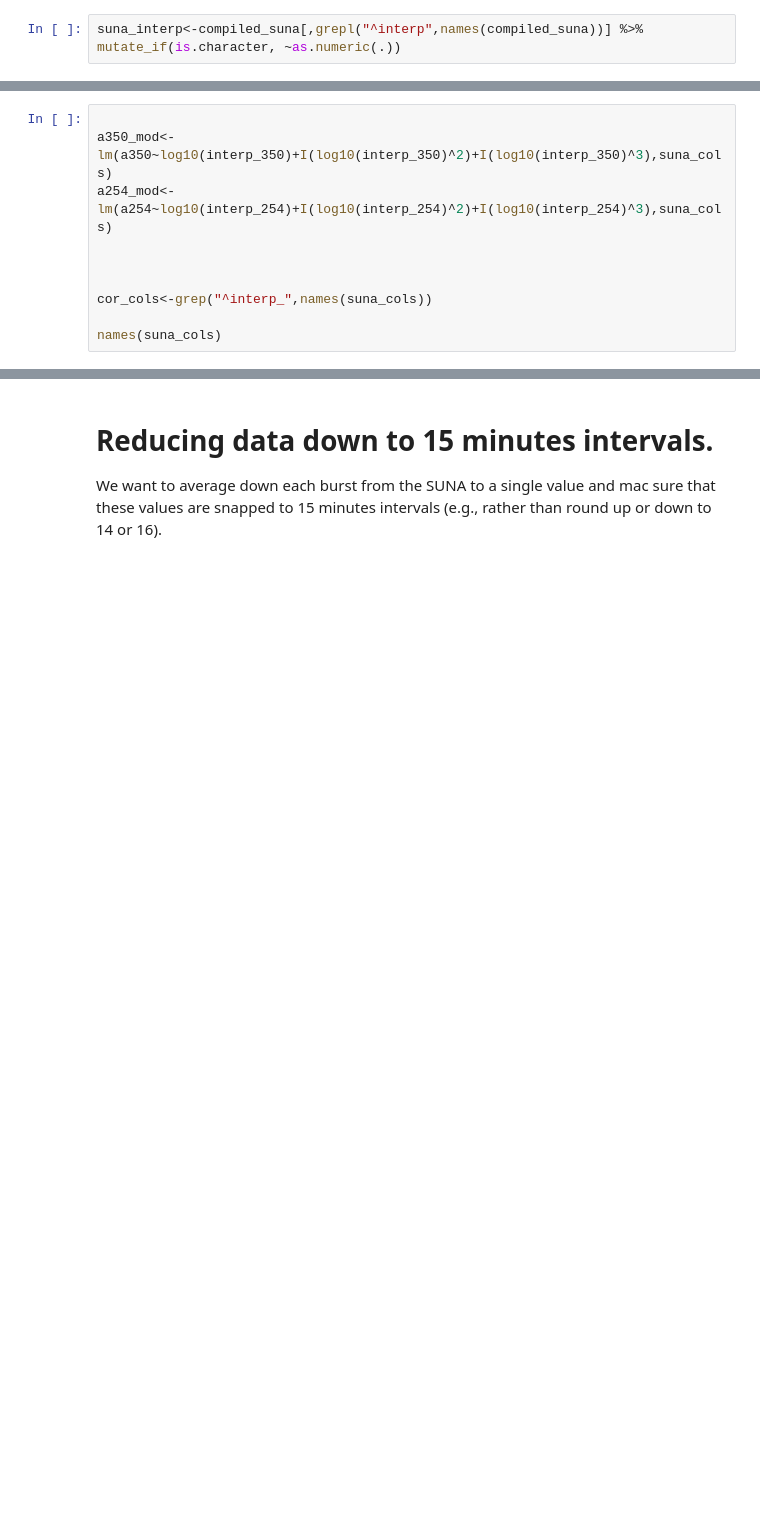
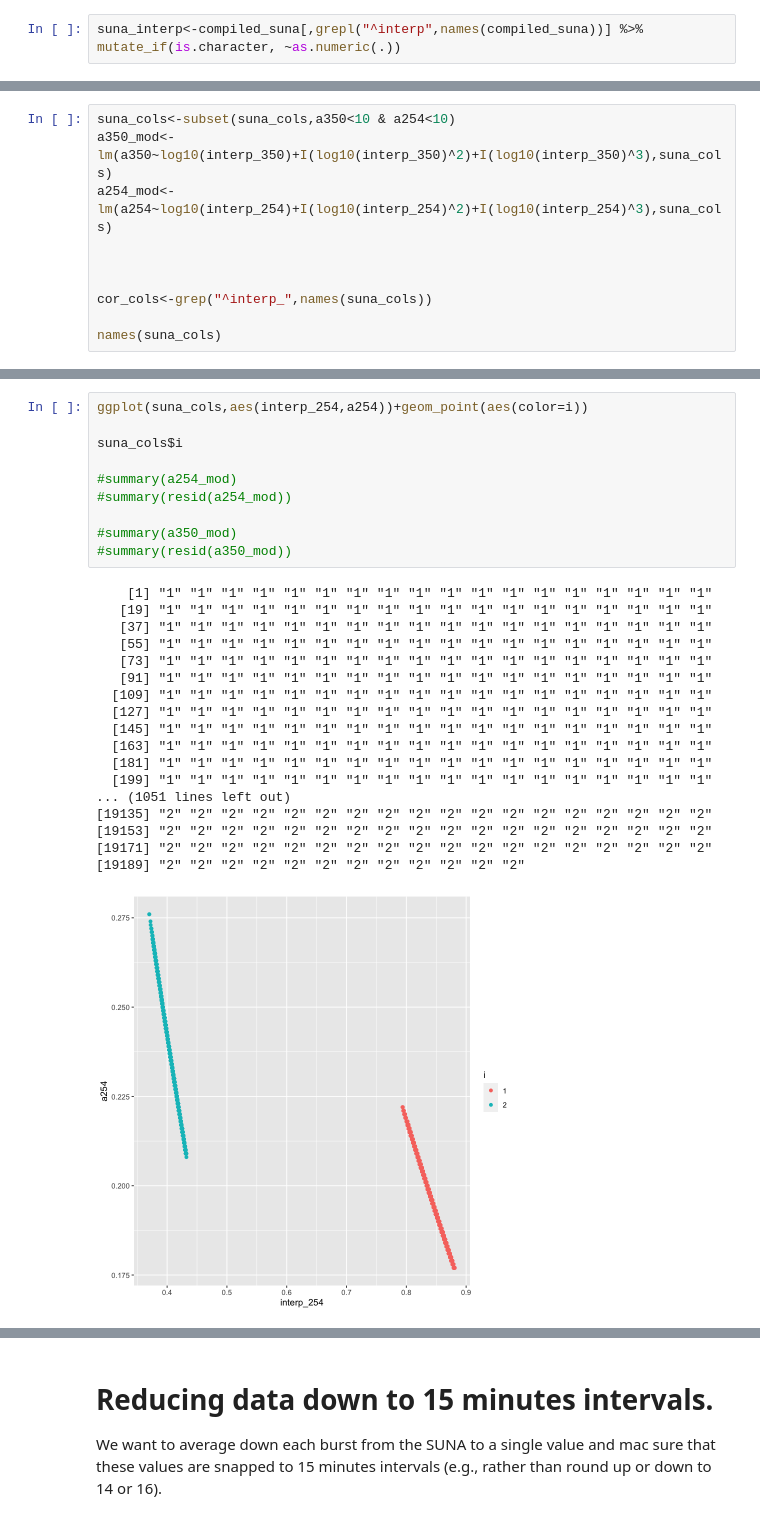
Before and after one commit to jakehosen/neon_suna, a Jupyter notebook: ipython/assembled_SUNA_COMO.ipynb, the cells around one changed output, grey strips where cells are left out. Cells and saved outputs as stored; diff of their text form; blank space fills up the shorter version.

```diff
--- a/ipython/assembled_SUNA_COMO.ipynb
+++ b/ipython/assembled_SUNA_COMO.ipynb
@@ -162,7 +204,7 @@ suna_cols$nitrate<-as.numeric(suna_cols$nitrate)
 suna_cols$nitrate_mgl<-as.numeric(suna_cols$nitrate_mgl)
 suna_cols$sensor_temp<-as.numeric(suna_cols$sensor_temp)
 # %%
-
+suna_cols<-subset(suna_cols,a350<10 & a254<10)
 a350_mod<-lm(a350~log10(interp_350)+I(log10(interp_350)^2)+I(log10(interp_350)^3),suna_cols)
 a254_mod<-lm(a254~log10(interp_254)+I(log10(interp_254)^2)+I(log10(interp_254)^3),suna_cols)
 
@@ -191,0 +234,29 @@ names(suna_cols)
+# %%
+ggplot(suna_cols,aes(interp_254,a254))+geom_point(aes(color=i))
+
+suna_cols$i
+
+#summary(a254_mod)
+#summary(resid(a254_mod))
+
+#summary(a350_mod)
+#summary(resid(a350_mod))
+# %% [output]
+    [1] "1" "1" "1" "1" "1" "1" "1" "1" "1" "1" "1" "1" "1" "1" "1" "1" "1" "1"
+   [19] "1" "1" "1" "1" "1" "1" "1" "1" "1" "1" "1" "1" "1" "1" "1" "1" "1" "1"
+   [37] "1" "1" "1" "1" "1" "1" "1" "1" "1" "1" "1" "1" "1" "1" "1" "1" "1" "1"
+   [55] "1" "1" "1" "1" "1" "1" "1" "1" "1" "1" "1" "1" "1" "1" "1" "1" "1" "1"
+   [73] "1" "1" "1" "1" "1" "1" "1" "1" "1" "1" "1" "1" "1" "1" "1" "1" "1" "1"
+   [91] "1" "1" "1" "1" "1" "1" "1" "1" "1" "1" "1" "1" "1" "1" "1" "1" "1" "1"
+  [109] "1" "1" "1" "1" "1" "1" "1" "1" "1" "1" "1" "1" "1" "1" "1" "1" "1" "1"
+  [127] "1" "1" "1" "1" "1" "1" "1" "1" "1" "1" "1" "1" "1" "1" "1" "1" "1" "1"
+  [145] "1" "1" "1" "1" "1" "1" "1" "1" "1" "1" "1" "1" "1" "1" "1" "1" "1" "1"
+  [163] "1" "1" "1" "1" "1" "1" "1" "1" "1" "1" "1" "1" "1" "1" "1" "1" "1" "1"
+  [181] "1" "1" "1" "1" "1" "1" "1" "1" "1" "1" "1" "1" "1" "1" "1" "1" "1" "1"
+  [199] "1" "1" "1" "1" "1" "1" "1" "1" "1" "1" "1" "1" "1" "1" "1" "1" "1" "1"
+... (1051 lines left out)
+[19135] "2" "2" "2" "2" "2" "2" "2" "2" "2" "2" "2" "2" "2" "2" "2" "2" "2" "2"
+[19153] "2" "2" "2" "2" "2" "2" "2" "2" "2" "2" "2" "2" "2" "2" "2" "2" "2" "2"
+[19171] "2" "2" "2" "2" "2" "2" "2" "2" "2" "2" "2" "2" "2" "2" "2" "2" "2" "2"
+[19189] "2" "2" "2" "2" "2" "2" "2" "2" "2" "2" "2" "2"
+[figure, added]
```
Also changed, not shown: parts of 14 cells of this notebook, 10 other files.
